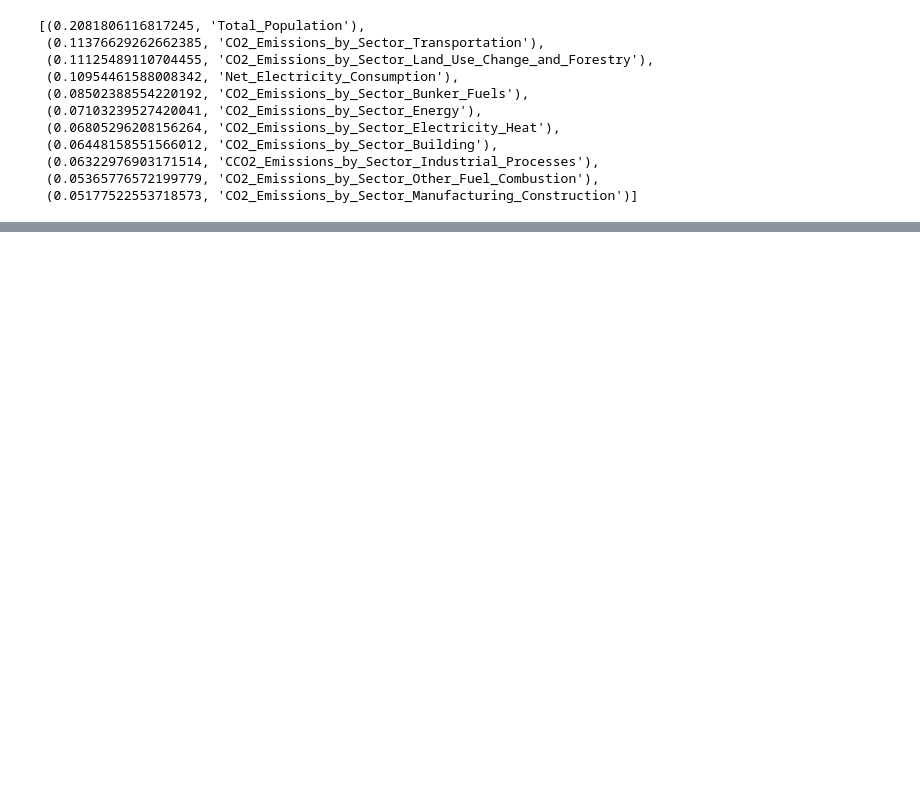
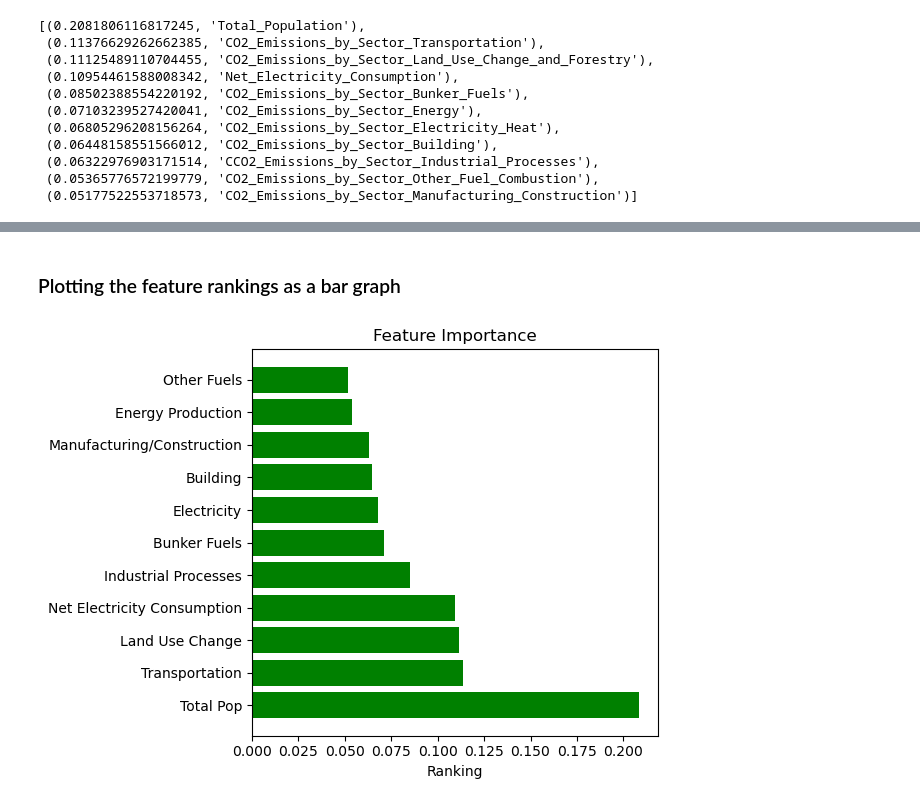
Before and after one commit to mcscrag/Final_Project, a Jupyter notebook: notebooks/ML_model_random_forest.ipynb, the cells around one changed output, grey strips where cells are left out. Drawn from its saved outputs; the diff is of its cells as text; code cells hidden in the pictures; blank space fills up the shorter version.

```diff
--- a/notebooks/ML_model_random_forest.ipynb
+++ b/notebooks/ML_model_random_forest.ipynb
@@ -382,5 +385,6 @@ plt.show()
 # %%
-sorted(zip(model.feature_importances_,X.columns), reverse=True)
+f_rankings = sorted(zip(model.feature_importances_,X.columns), reverse=True)
+f_rankings
 # %% [output]
 [(0.2081806116817245, 'Total_Population'),
  (0.11376629262662385, 'CO2_Emissions_by_Sector_Transportation'),
@@ -398,2 +402,3 @@ sorted(zip(model.feature_importances_,X.columns), reverse=True)
 # %%
-from sklearn.model_selection import cross_val_score
+rankings = pd.DataFrame(data=f_rankings, columns=['Ranking','Feature'])
+rankings
@@ -399,0 +418,14 @@ from sklearn.model_selection import cross_val_score
+# %%
+relabel = {rankings['Feature'][0]:'Total Pop',
+         rankings['Feature'][1]:'Transportation',
+         rankings['Feature'][2]:'Land Use Change',
+         rankings['Feature'][3]:'Net Electricity Consumption',
+         rankings['Feature'][4]:'Industrial Processes',
+         rankings['Feature'][5]:'Bunker Fuels',
+         rankings['Feature'][6]:'Electricity',
+         rankings['Feature'][7]:'Building',
+         rankings['Feature'][8]:'Manufacturing/Construction',
+         rankings['Feature'][9]:'Energy Production',
+         rankings['Feature'][10]:'Other Fuels'}
+rankings_2 = rankings.replace(relabel)
+rankings_2
@@ -399,0 +445,15 @@ from sklearn.model_selection import cross_val_score
+# %% [markdown]
+### Plotting the feature rankings as a bar graph
+# %%
+# plt.hbar(rankings_2['Feature'],rankings_2['Ranking'])
+# plt.xticks(rotation=90)
+fig, ax = plt.subplots()
+
+ax.barh(rankings_2['Feature'],rankings_2['Ranking'],color='Green')
+ax.set_yticks(rankings_2['Feature'], labels=rankings_2['Feature'])
+ax.set_xlabel('Ranking')
+ax.set_title('Feature Importance')
+plt.tight_layout()
+plt.savefig('../sql/forest_importance.png', dpi=1200)
+# %% [output]
+[figure, added]
```
Also changed, not shown: parts of 19 cells of this notebook, 11 other files.
